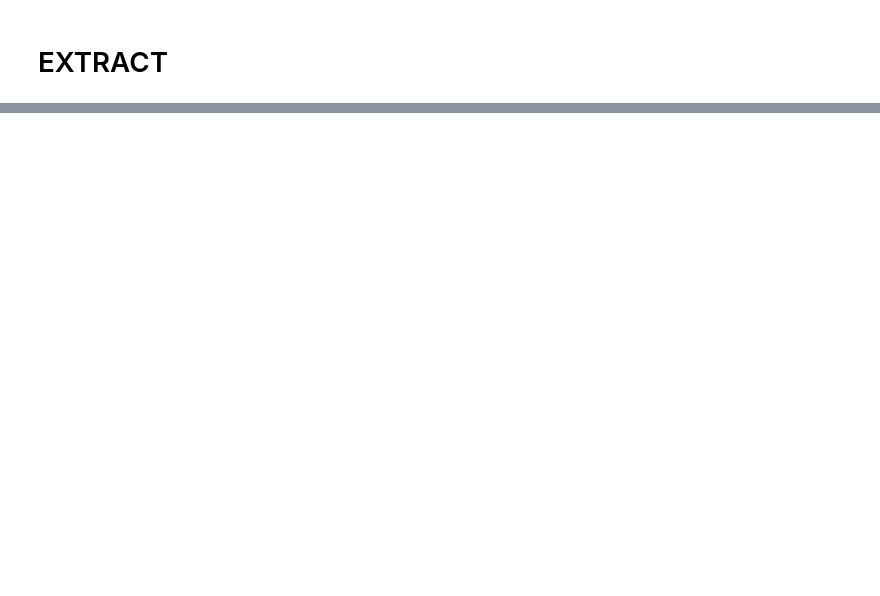
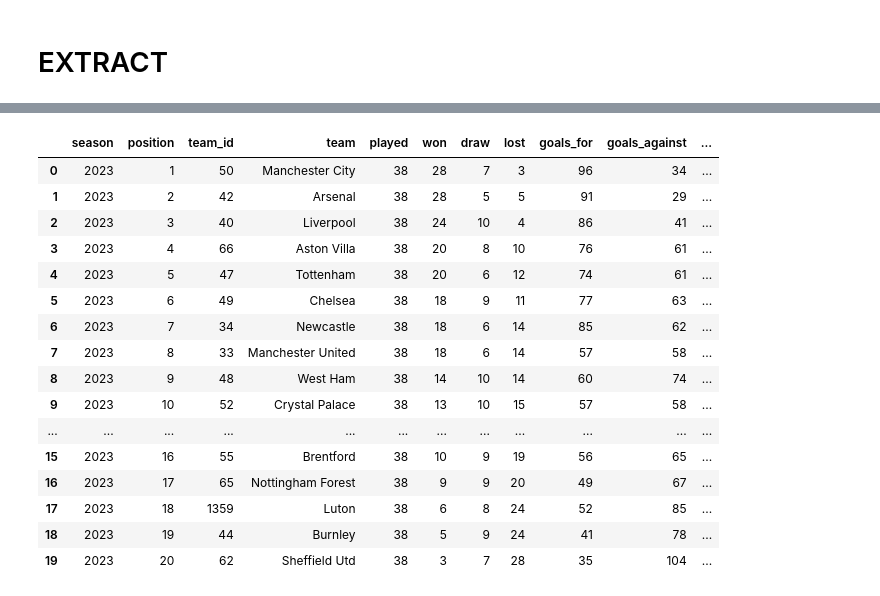
Before and after one commit to Dilen-dev/ETL-Projects, a Jupyter notebook: API_SOURCED/Premier_League_Table_2022-25/testing.ipynb, the cells around one changed output, grey strips where cells are left out. Cells and saved outputs as stored; diff of their text form; code cells hidden in the pictures; blank space fills up the shorter version.

Commit message:
Completed the project and added MySQL integration for data storage.

```diff
--- a/API_SOURCED/Premier_League_Table_2022-25/testing.ipynb
+++ b/API_SOURCED/Premier_League_Table_2022-25/testing.ipynb
@@ -29,6 +30,11 @@ querystring = {"League":League_ID,
 # %% [markdown]
 #  EXTRACT
 # %%
-response = requests.get(url,
-                        headers=headers,
-                        params=querystring)
+# Make the request using proper headers and params
+if not API_KEY:
+    raise ValueError("API_KEY is not set in the environment")
+
+response = requests.get(url, headers=headers, params=params)
+
+payload = response.json()
+payload
@@ -40,0 +102,3 @@ payload
+# %%
+standings_list = payload['response'][0]['league']['standings'][0]
+standings_list
@@ -40,0 +144,22 @@ payload
+# %%
+rows = []
+column_names = ['season','position','team_id','team','played','won','draw','lost','goals_for','goals_against','goal_diff','points','form',]
+
+for club in standings_list:
+    season = 2023
+    position = club['rank']
+    team_id = club['team']['id']
+    team = club['team']['name']
+    played = club['all']['played']
+    won = club['all']['win']
+    draw = club['all']['draw']
+    lost = club['all']['lose']
+    goals_for = club['all']['goals']['for']
+    goals_against = club['all']['goals']['against']
+    goals_diff = club['goalsDiff']
+    points = club['points']
+    form = club['form']
+
+    tuple_for_clubs = (season,position,team_id,team,played,won,draw,lost,goals_for,goals_against,goals_diff,points,form)
+
+    rows.append(tuple_for_clubs)
@@ -40,0 +189,21 @@ payload
+# %%
+df = pd.DataFrame(rows, columns=column_names)
+df.head(20)
+# %% [output]
+|  | season | position | team_id | team | played | won | draw | lost | goals_for | goals_against | ... |
+| 0 | 2023 | 1 | 50 | Manchester City | 38 | 28 | 7 | 3 | 96 | 34 | ... |
+| 1 | 2023 | 2 | 42 | Arsenal | 38 | 28 | 5 | 5 | 91 | 29 | ... |
+| 2 | 2023 | 3 | 40 | Liverpool | 38 | 24 | 10 | 4 | 86 | 41 | ... |
+| 3 | 2023 | 4 | 66 | Aston Villa | 38 | 20 | 8 | 10 | 76 | 61 | ... |
+| 4 | 2023 | 5 | 47 | Tottenham | 38 | 20 | 6 | 12 | 74 | 61 | ... |
+| 5 | 2023 | 6 | 49 | Chelsea | 38 | 18 | 9 | 11 | 77 | 63 | ... |
+| 6 | 2023 | 7 | 34 | Newcastle | 38 | 18 | 6 | 14 | 85 | 62 | ... |
+| 7 | 2023 | 8 | 33 | Manchester United | 38 | 18 | 6 | 14 | 57 | 58 | ... |
+| 8 | 2023 | 9 | 48 | West Ham | 38 | 14 | 10 | 14 | 60 | 74 | ... |
+| 9 | 2023 | 10 | 52 | Crystal Palace | 38 | 13 | 10 | 15 | 57 | 58 | ... |
+| ... | ... | ... | ... | ... | ... | ... | ... | ... | ... | ... | ... |
+| 15 | 2023 | 16 | 55 | Brentford | 38 | 10 | 9 | 19 | 56 | 65 | ... |
+| 16 | 2023 | 17 | 65 | Nottingham Forest | 38 | 9 | 9 | 20 | 49 | 67 | ... |
+| 17 | 2023 | 18 | 1359 | Luton | 38 | 6 | 8 | 24 | 52 | 85 | ... |
+| 18 | 2023 | 19 | 44 | Burnley | 38 | 5 | 9 | 24 | 41 | 78 | ... |
+| 19 | 2023 | 20 | 62 | Sheffield Utd | 38 | 3 | 7 | 28 | 35 | 104 | ... |
```
Also changed, not shown: parts of 24 cells of this notebook, 1 other file.
